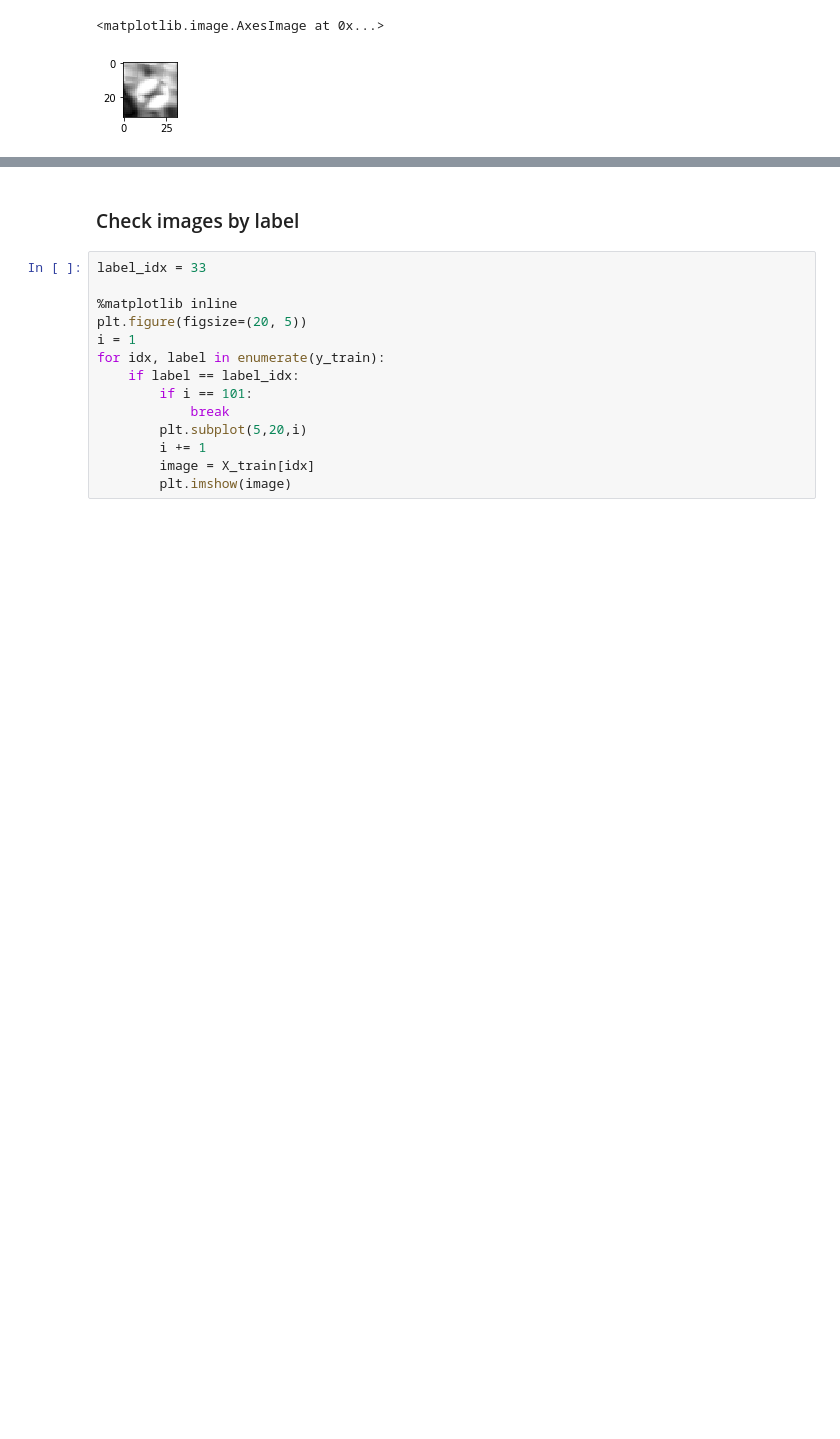
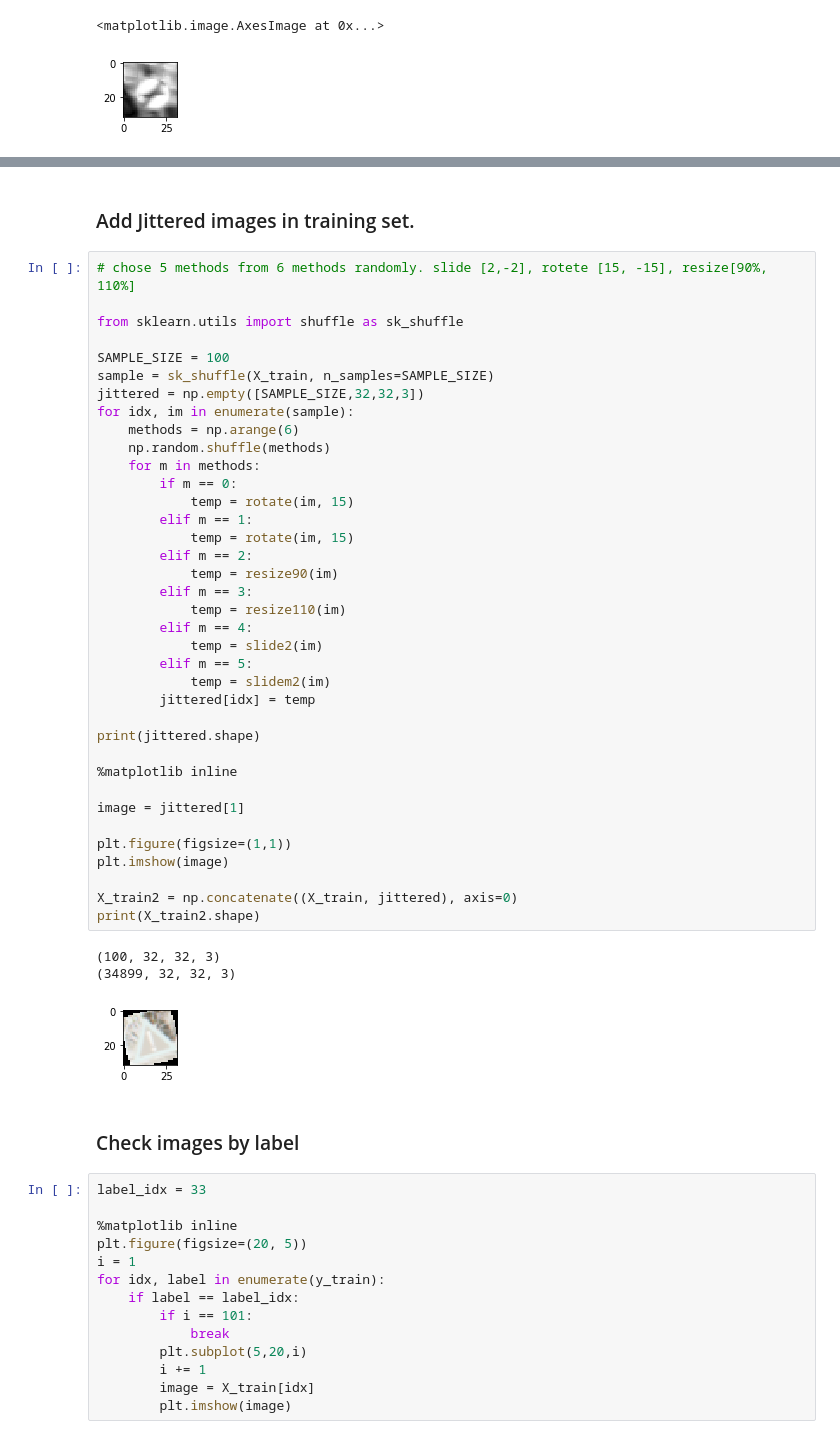
Before and after one commit to satoshikumano/CarND-TrafficSignClassifier-Submission, a Jupyter notebook: Traffic_Sign_Classifier.ipynb, the cells around one changed output, grey strips where cells are left out. Saved outputs shown, nothing was run; the diff lists cells and outputs as text; blank space fills up the shorter version.

```diff
--- a/Traffic_Sign_Classifier.ipynb
+++ b/Traffic_Sign_Classifier.ipynb
@@ -158,3 +229,46 @@ plt.imshow(g2.squeeze(), cmap='gray')
+# %% [markdown]
+### Add Jittered images in training set.
+# %%
+# chose 5 methods from 6 methods randomly. slide [2,-2], rotete [15, -15], resize[90%, 110%]
+
+from sklearn.utils import shuffle as sk_shuffle
+
+SAMPLE_SIZE = 100
+sample = sk_shuffle(X_train, n_samples=SAMPLE_SIZE)
+jittered = np.empty([SAMPLE_SIZE,32,32,3])
+for idx, im in enumerate(sample):
+    methods = np.arange(6)
+    np.random.shuffle(methods)
+    for m in methods:
+        if m == 0:
+            temp = rotate(im, 15)
+        elif m == 1:
+            temp = rotate(im, 15)
+        elif m == 2:
+            temp = resize90(im)
+        elif m == 3:
+            temp = resize110(im)
+        elif m == 4:
+            temp = slide2(im)
+        elif m == 5:
+            temp = slidem2(im)
+        jittered[idx] = temp
+
+print(jittered.shape)
+
+%matplotlib inline
+
+image = jittered[1]
+
+plt.figure(figsize=(1,1))
+plt.imshow(image)
+
+X_train2 = np.concatenate((X_train, jittered), axis=0)
+print(X_train2.shape)
+# %% [output]
+(100, 32, 32, 3)
+(34899, 32, 32, 3)
+[figure, added]
 # %% [markdown]
 ### Check images by label
 # %%
```
Also changed, not shown: parts of 4 cells of this notebook.
